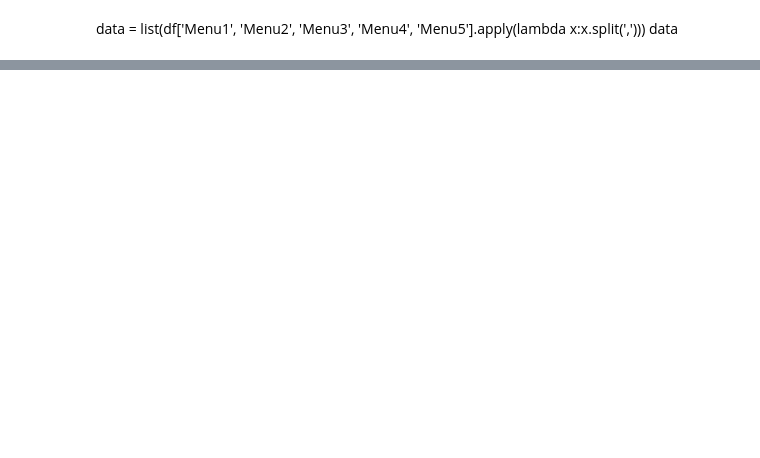
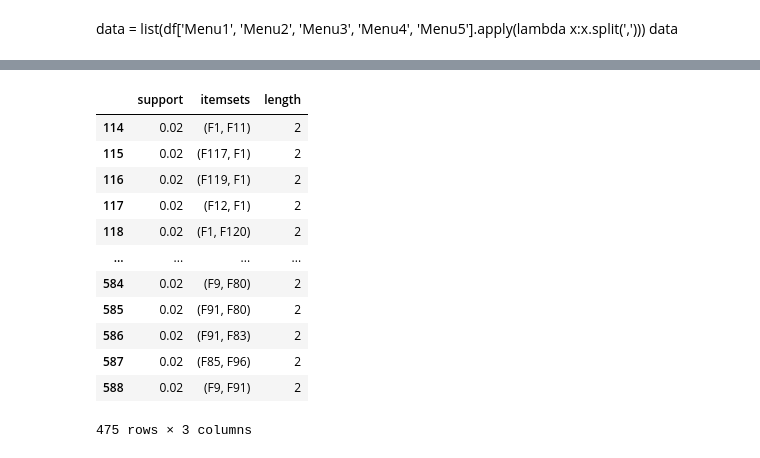
Before and after one commit to kwanjira16254200/pandas, a Jupyter notebook: Untitled3.ipynb, the cells around one changed output, grey strips where cells are left out. Saved outputs shown, nothing was run; the diff lists cells and outputs as text; code cells hidden in the pictures; blank space fills up the shorter version.

```diff
--- a/Untitled3.ipynb
+++ b/Untitled3.ipynb
@@ -69,0 +89,16 @@ df1.sort_values(by="support",ascending=0)
+# %%
+df1[(df1['length']==2)]
+# %% [output]
+|  | support | itemsets | length |
+| 114 | 0.02 | (F1, F11) | 2 |
+| 115 | 0.02 | (F117, F1) | 2 |
+| 116 | 0.02 | (F119, F1) | 2 |
+| 117 | 0.02 | (F12, F1) | 2 |
+| 118 | 0.02 | (F1, F120) | 2 |
+| ... | ... | ... | ... |
+| 584 | 0.02 | (F9, F80) | 2 |
+| 585 | 0.02 | (F91, F80) | 2 |
+| 586 | 0.02 | (F91, F83) | 2 |
+| 587 | 0.02 | (F85, F96) | 2 |
+| 588 | 0.02 | (F9, F91) | 2 |
+475 rows × 3 columns
```
Also changed, not shown: parts of 5 cells of this notebook.
